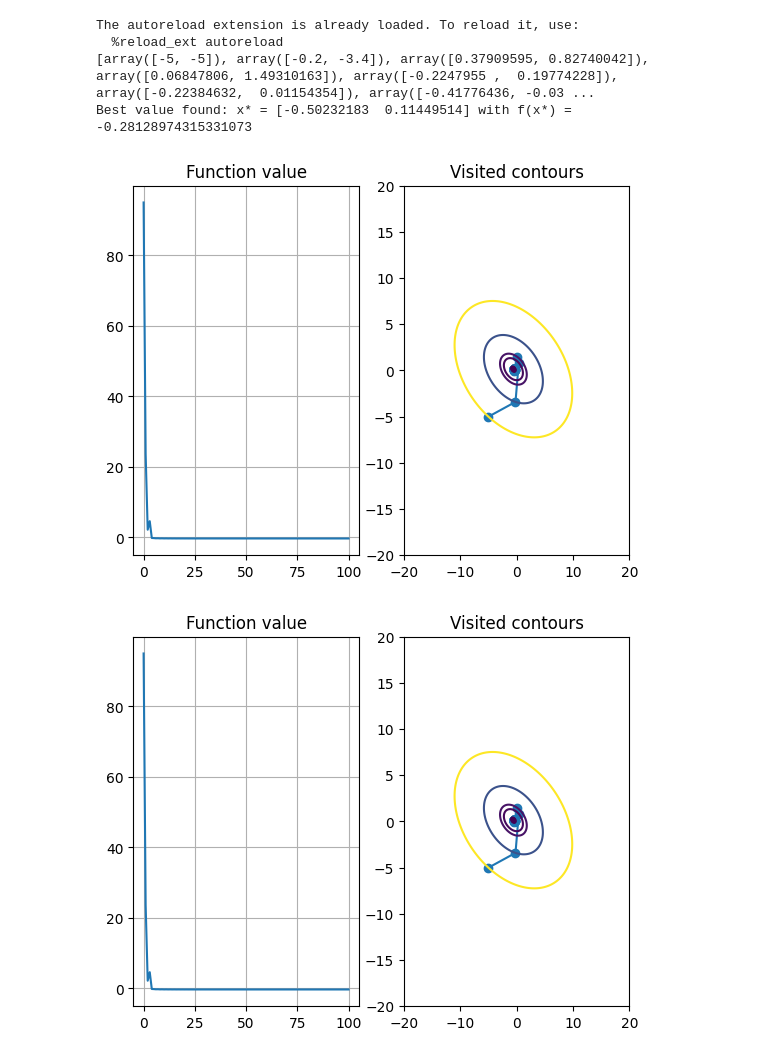
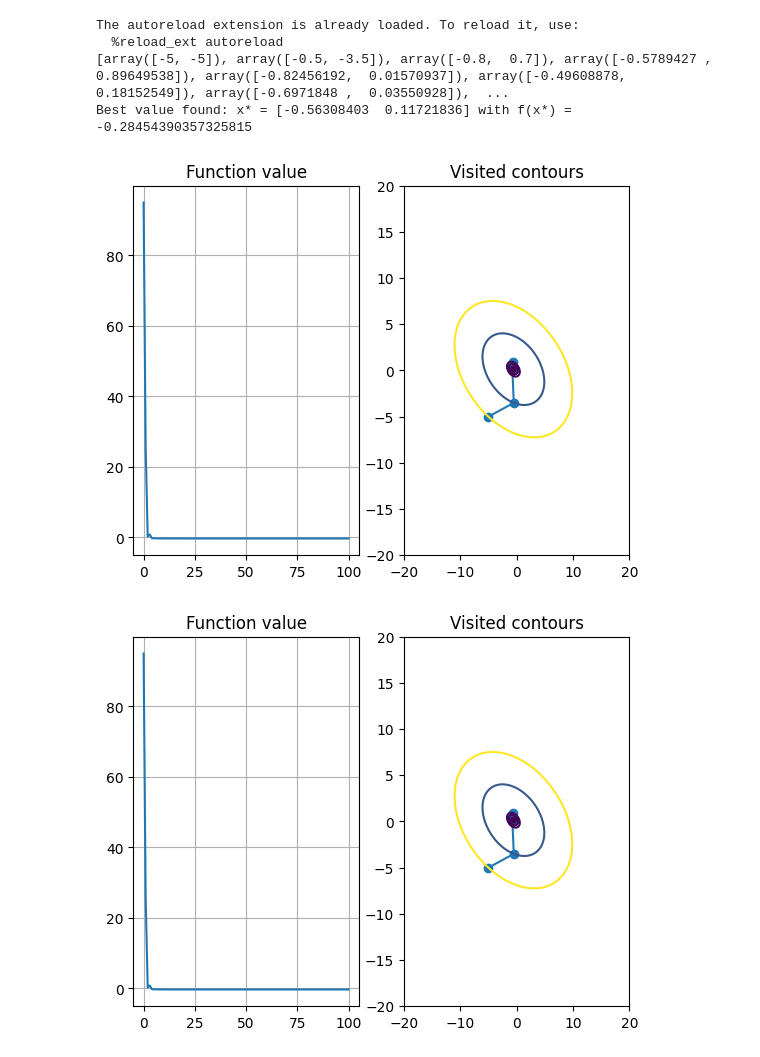
Before and after one commit to spanish-inquisition-optimization/GradientDescentModifications, a Jupyter notebook: part_1.ipynb, the cells around one changed output. Drawn from its saved outputs; the diff is of its cells as text; code cells hidden in the pictures.

Commit message:
Fix schedulers

```diff
--- a/part_1.ipynb
+++ b/part_1.ipynb
@@ -19,36 +19,36 @@ def get_func(a, b, c, d, e):
 def get_derivative(a, b, c, d, e):
     def func(xs):
         x, y = xs
         return np.array([2 * a * x + c * y + d, 2 * b * y + c * x + e])
 
     return func
 
 
 f1 = get_func(1, 0, 1, 0, 0)
 g1 = get_derivative(1, 0, 1, 0, 0)
 f2 = get_func(0, 2, 0, 1, 0)
 g2 = get_derivative(0, 2, 0, 1, 0)
 
 
 def sum_funcs(f, g):
     return lambda x: f(x) + g(x)
 
 
 #points = steepest_descent(sum_funcs(f1, f2), sum_funcs(g1, g2), np.array([-2, 3]), bin_search, lambda f, steps: len(steps) > 50)
-#points = gradient_descent_minibatch([f1, f2], [g1, g2], 1, np.array([-5, -5]), exponential_learning_scheduler(0.3, 0.2), lambda f, steps: len(steps) > 100)
+points = gradient_descent_minibatch([f1, f2], [g1, g2], 1, np.array([-5, -5]), exponential_learning_scheduler(0.3, 0.2, 1, 2), lambda f, steps: len(steps) > 100)
 #points = steepest_descent_with_momentum(0.5)(sum_funcs(f1, f2), sum_funcs(g1, g2), np.array([-5, -5]), bin_search, lambda f, steps: len(steps) > 50)
 #points = gradient_descent_minibatch_with_momentum(0.5, True)([f1, f2], [g1, g2], 1, np.array([-5, -5]), exponential_learning_scheduler(0.4, 0.1), lambda f, steps: len(steps) > 100)
 #points = steepest_descent_adagrad(sum_funcs(f1, f2), sum_funcs(g1, g2), np.array([-2, 3]), fixed_step_search(1), lambda f, steps: len(steps) > 50)
 #points = gradient_descent_minibatch_adagrad([f1, f2], [g1, g2], 1, np.array([-1, 1]), exponential_learning_scheduler(1, 0), lambda f, steps: len(steps) > 100)
 #points = steepest_descent_rms_prop(0.5)(sum_funcs(f1, f2), sum_funcs(g1, g2), np.array([-5, -5]), bin_search, lambda f, steps: len(steps) > 50)
-points = gradient_descent_minibatch_rms_prop(0.2)([f1, f2], [g1, g2], 1, np.array([-5, -5]), exponential_learning_scheduler(0.4, 0.1), lambda f, steps: len(steps) > 100)
+#points = gradient_descent_minibatch_rms_prop(0.2)([f1, f2], [g1, g2], 1, np.array([-5, -5]), exponential_learning_scheduler(0.4, 0.1), lambda f, steps: len(steps) > 100)
 
 print(points)
 visualize_optimizing_process(sum_funcs(f1, f2), roi, np.array(points))
 # %% [output]
 The autoreload extension is already loaded. To reload it, use:
   %reload_ext autoreload
-[array([-5, -5]), array([-0.2, -3.4]), array([0.37909595, 0.82740042]), array([0.06847806, 1.49310163]), array([-0.2247955 ,  0.19774228]), array([-0.22384632,  0.01154354]), array([-0.41776436, -0.03 ...
-Best value found: x* = [-0.50232183  0.11449514] with f(x*) = -0.28128974315331073
+[array([-5, -5]), array([-0.5, -3.5]), array([-0.8,  0.7]), array([-0.5789427 ,  0.89649538]), array([-0.82456192,  0.01570937]), array([-0.49608878,  0.18152549]), array([-0.6971848 ,  0.03550928]),  ...
+Best value found: x* = [-0.56308403  0.11721836] with f(x*) = -0.28454390357325815
-[figure, old version]
+[figure, new version]
-[figure, old version]
+[figure, new version]
```
Also changed, not shown: 1 other file.
